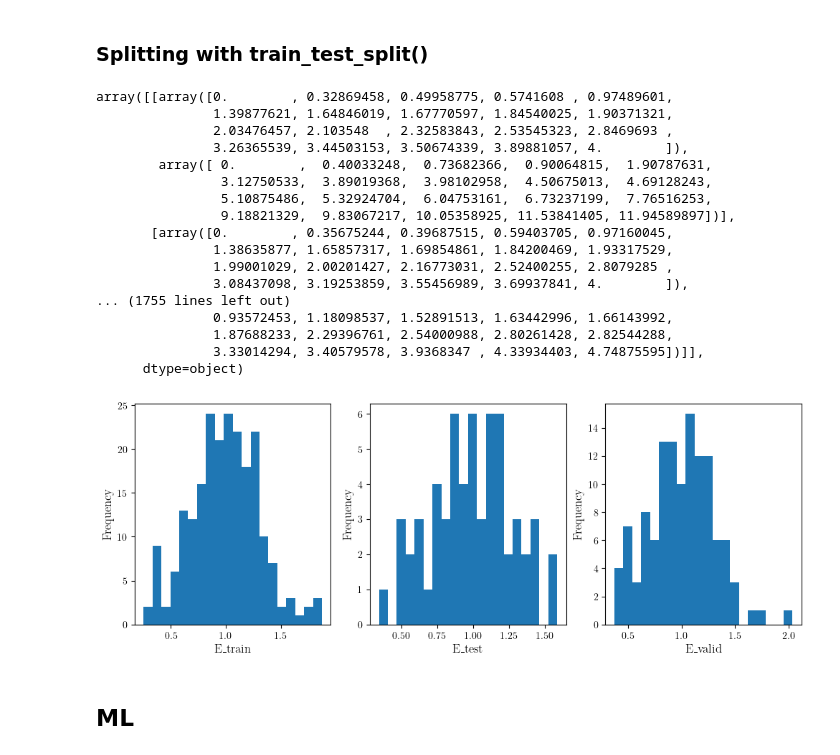
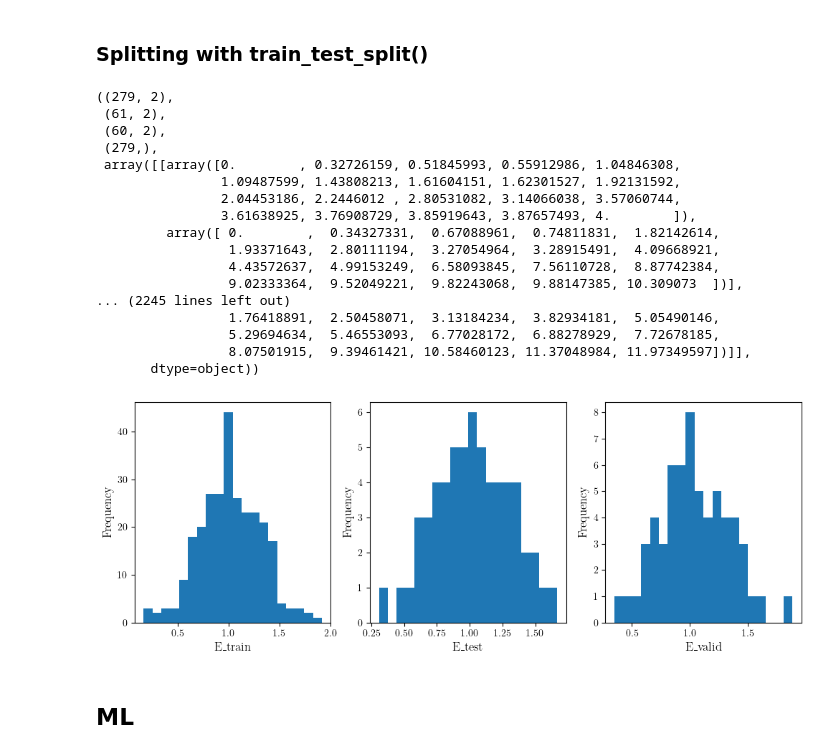
Before and after one commit to luisrlp/contact-surface, a Jupyter notebook: draft.ipynb, the cells around one changed output. Drawn from its saved outputs; the diff is of its cells as text; code cells hidden in the pictures.

```diff
--- a/draft.ipynb
+++ b/draft.ipynb
@@ -103,12 +120,13 @@ size = res * res
 # Young's modulus [kPa] - random values following a normal distribution
     #loc: mean/center of distribution
     #scale: std
-E = np.random.normal(loc=1.0, scale=0.3, size=size)
+E = abs(np.random.normal(loc=1.0, scale=0.3, size=size))
 # Poisson's ratio
 nu = 0.5
 # surface energy
     #gamma in (3) is given in J sub-units(???), but gamma <> Ua
-gamma = 0.1
+gamma = abs(np.random.normal(loc=0.1, scale=0.03, size=size))
+# gamma = 0.1
 # radius of the indenter
 r = 1.0
 # %%
@@ -165,8 +186,9 @@ ax2.hist(E, 20)
 # %%
 # construct dataframe
 df = pd.DataFrame()
-# 'E' array to list:
+# 'E' and 'gamma' arrays to list:
 df['E'] = E.tolist()
+df['gamma'] = gamma.tolist()
 # assigns the displacement array for each 'E' (num of E values = len(df) = size)
 df['approach'] = [rnd_approach[app] for app in range(len(df))]
 df['withdraw'] = [rnd_withdraw[wd] for wd in range(len(df))]
@@ -176,7 +198,7 @@ df['withdraw_interp'] = [withdraw for _ in range(len(df))]
 # applies hertz and jkr models to each row (axis= 0(col) or 1(row))
     # x will take the values of each row
 df['f_hertz'] = df.apply(lambda x: hertz(x.approach, x.E, nu, r), axis=1)
-df['f_jkr'] = df.apply(lambda x: jkr(x.withdraw, x.E, nu, gamma, r), axis=1)
+df['f_jkr'] = df.apply(lambda x: jkr(x.withdraw, x.E, nu, x.gamma, r), axis=1)
 df['f_hertz_interp'] = df.apply(lambda x: np.interp(x.approach_interp, x.approach, x.f_hertz), axis=1)
 df['f_jkr_interp'] = df.apply(lambda x: np.interp(-x.withdraw_interp, -x.withdraw, x.f_jkr), axis=1)
 # %% [markdown]
@@ -201,9 +223,9 @@ plt.axis((ax[1],ax[0],ax[2],ax[3]))
 # %%
 # plot all entries with seaborn
-    # set_index: sets 'E' as the index (so the right value o E is assigned to the correct rows after the explode)
+    # set_index: sets 'E' as the index (so the right value of E is assigned to the correct rows after the explode)
     # Series.explode: 'explodes' the arrays (disp and force) into different rows (scalars in each cell instead of arrays)
     # reset_index: because E is no longer needed as an index
-df2 = df.set_index(['E']).apply(pd.Series.explode).reset_index()
+df2 = df.set_index(['E', 'gamma']).apply(pd.Series.explode).reset_index()
 ax = sns.lineplot(data=df2, x='approach_interp', y='f_hertz_interp', palette='Set1', errorbar='sd', color='blue')
 ax = sns.lineplot(data=df2, x='withdraw_interp', y='f_jkr_interp',  palette='Set2', errorbar='sd', color = 'orange')
 ax.invert_xaxis()
@@ -261,53 +285,57 @@ print(x_hc.shape, y_hc.shape)
 # %%
 test_ratio = 0.15
 # (!!!) validation ratio is currently given in relation to the entire dataset (!!!!)
-valid_ratio = 0.3
-rnd_state = None
+valid_ratio = 0.15
+rnd_state = 42
 
 # Without stratify
 #x_train, x_test, y_train, y_test = train_test_split(x_hc, y_hc, test_size=test_ratio, random_state=rnd_state)
 
 #With stratify
-bin_count = 20
+bin_count = 60
 bins = pd.qcut(y_hc, bin_count, labels=False, duplicates='drop')
 x_train, x_test, y_train, y_test = train_test_split(x_hc, y_hc, test_size=test_ratio,
                                                      random_state=rnd_state, stratify = bins)
 
 bins = pd.qcut(y_train, bin_count, labels=False, duplicates='drop')
 x_train, x_valid, y_train, y_valid = train_test_split(x_train, y_train, test_size=valid_ratio/(1-test_ratio),
                                                        random_state=rnd_state, stratify = bins)
+
+# Create list of nested arrays [np.array(features), np.array(labels)] to later be saved as pkl for each train
+dataset = [x_train, y_train, x_valid, y_valid, x_test, y_test]
+
 
 
 fig, (ax3, ax4, ax5) = plt.subplots(1,3, figsize=(12,4))
 plt.ylabel('Frequency')
 ax3.set_xlabel('E_train')
 ax4.set_xlabel('E_test')
 ax5.set_xlabel('E_valid')
 for i in (ax3, ax4, ax5):
     i.set_ylabel('Frequency')
 ax3.hist(y_train, 20)
 ax4.hist(y_test, 20)
 ax5.hist(y_valid, 20)
 
-x_train
+x_train.shape, x_valid.shape, x_test.shape, y_train.shape, x_train
 # %% [output]
-array([[array([0.        , 0.32869458, 0.49958775, 0.5741608 , 0.97489601,
-               1.39877621, 1.64846019, 1.67770597, 1.84540025, 1.90371321,
-               2.03476457, 2.103548  , 2.32583843, 2.53545323, 2.8469693 ,
-               3.26365539, 3.44503153, 3.50674339, 3.89881057, 4.        ]),
-        array([ 0.        ,  0.40033248,  0.73682366,  0.90064815,  1.90787631,
-                3.12750533,  3.89019368,  3.98102958,  4.50675013,  4.69128243,
-                5.10875486,  5.32924704,  6.04753161,  6.73237199,  7.76516253,
-                9.18821329,  9.83067217, 10.05358925, 11.53841405, 11.94589897])],
-       [array([0.        , 0.35675244, 0.39687515, 0.59403705, 0.97160045,
-               1.38635877, 1.65857317, 1.69854861, 1.84200469, 1.93317529,
-               1.99001029, 2.00201427, 2.16773031, 2.52400255, 2.8079285 ,
-               3.08437098, 3.19253859, 3.55456989, 3.69937841, 4.        ]),
-... (1755 lines left out)
-               0.93572453, 1.18098537, 1.52891513, 1.63442996, 1.66143992,
-               1.87688233, 2.29396761, 2.54000988, 2.80261428, 2.82544288,
-               3.33014294, 3.40579578, 3.9368347 , 4.33934403, 4.74875595])]],
-      dtype=object)
+((279, 2),
+ (61, 2),
+ (60, 2),
+ (279,),
+ array([[array([0.        , 0.32726159, 0.51845993, 0.55912986, 1.04846308,
+                1.09487599, 1.43808213, 1.61604151, 1.62301527, 1.92131592,
+                2.04453186, 2.2446012 , 2.80531082, 3.14066038, 3.57060744,
+                3.61638925, 3.76908729, 3.85919643, 3.87657493, 4.        ]),
+         array([ 0.        ,  0.34327331,  0.67088961,  0.74811831,  1.82142614,
+                 1.93371643,  2.80111194,  3.27054964,  3.28915491,  4.09668921,
+                 4.43572637,  4.99153249,  6.58093845,  7.56110728,  8.87742384,
+                 9.02333364,  9.52049221,  9.82243068,  9.88147385, 10.309073  ])],
+... (2245 lines left out)
+                 1.76418891,  2.50458071,  3.13184234,  3.82934181,  5.05490146,
+                 5.29694634,  5.46553093,  6.77028172,  6.88278929,  7.72678185,
+                 8.07501915,  9.39461421, 10.58460123, 11.37048984, 11.97349597])]],
+       dtype=object))
-[figure, old version]
+[figure, new version]
 # %% [markdown]
 ## ML
```
Also changed, not shown: parts of 24 cells of this notebook, 3 other files.
